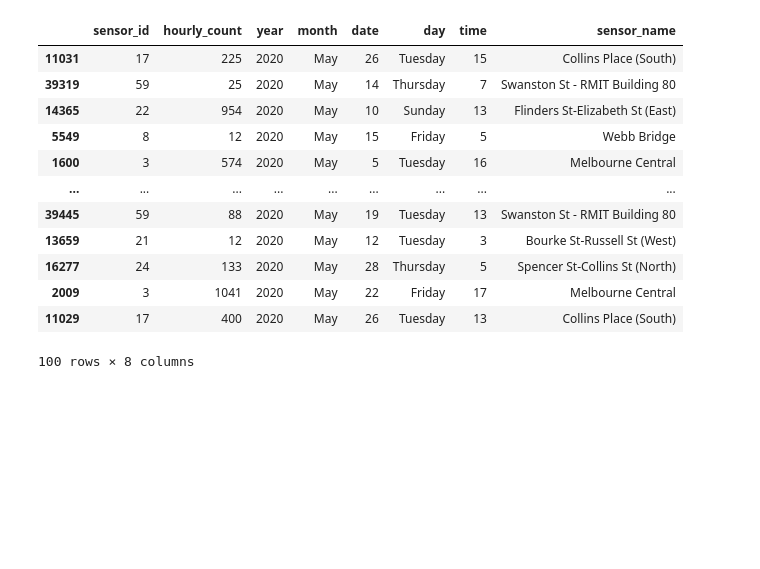
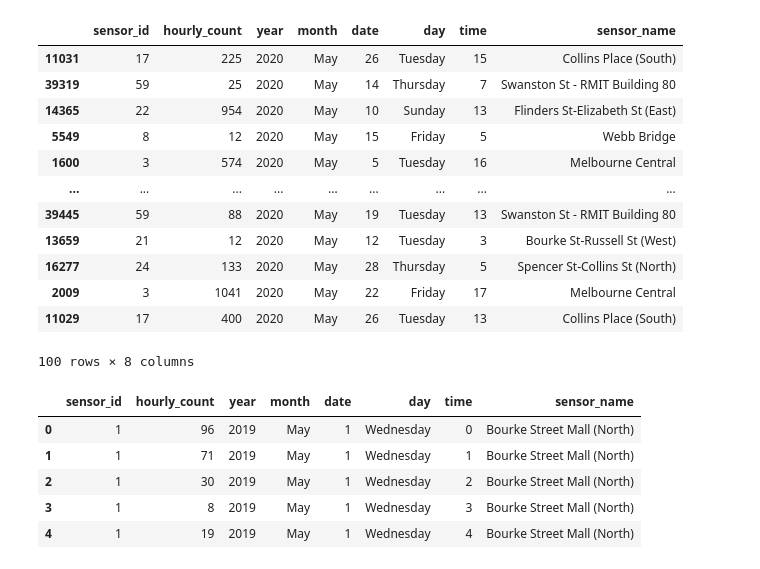
Before and after one commit to katshamai/Purple-Cats, a Jupyter notebook: Project_Ruo.ipynb, the cells around one changed output. Cells and saved outputs as stored; diff of their text form; code cells hidden in the pictures; blank space fills up the shorter version.

```diff
--- a/Project_Ruo.ipynb
+++ b/Project_Ruo.ipynb
@@ -204,0 +214,12 @@ sensor_count_data_May2020.to_csv("output/sensor_count_data_May2020.csv", index =
+# %%
+# Import 2019 dataframe
+data_2019 = "output/sensor_count_data_May2019.csv"
+df_2019 = pd.read_csv(data_2019)
+df_2019.head()
+# %% [output]
+|  | sensor_id | hourly_count | year | month | date | day | time | sensor_name |
+| 0 | 1 | 96 | 2019 | May | 1 | Wednesday | 0 | Bourke Street Mall (North) |
+| 1 | 1 | 71 | 2019 | May | 1 | Wednesday | 1 | Bourke Street Mall (North) |
+| 2 | 1 | 30 | 2019 | May | 1 | Wednesday | 2 | Bourke Street Mall (North) |
+| 3 | 1 | 8 | 2019 | May | 1 | Wednesday | 3 | Bourke Street Mall (North) |
+| 4 | 1 | 19 | 2019 | May | 1 | Wednesday | 4 | Bourke Street Mall (North) |
```
Also changed, not shown: parts of 12 cells of this notebook, 1 other file.
